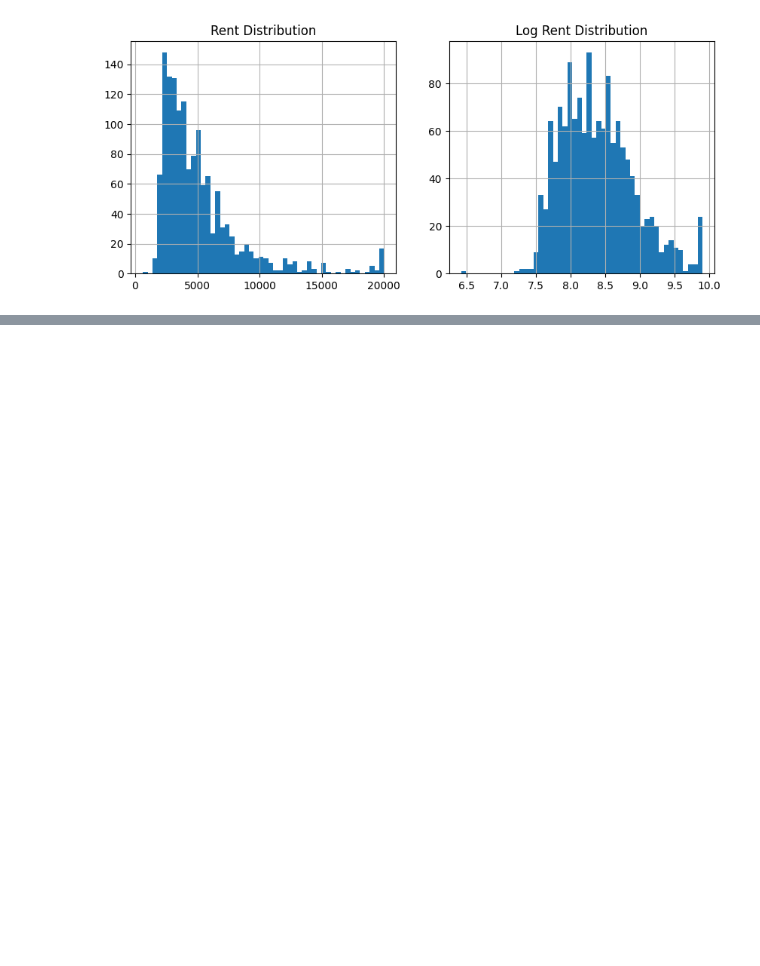
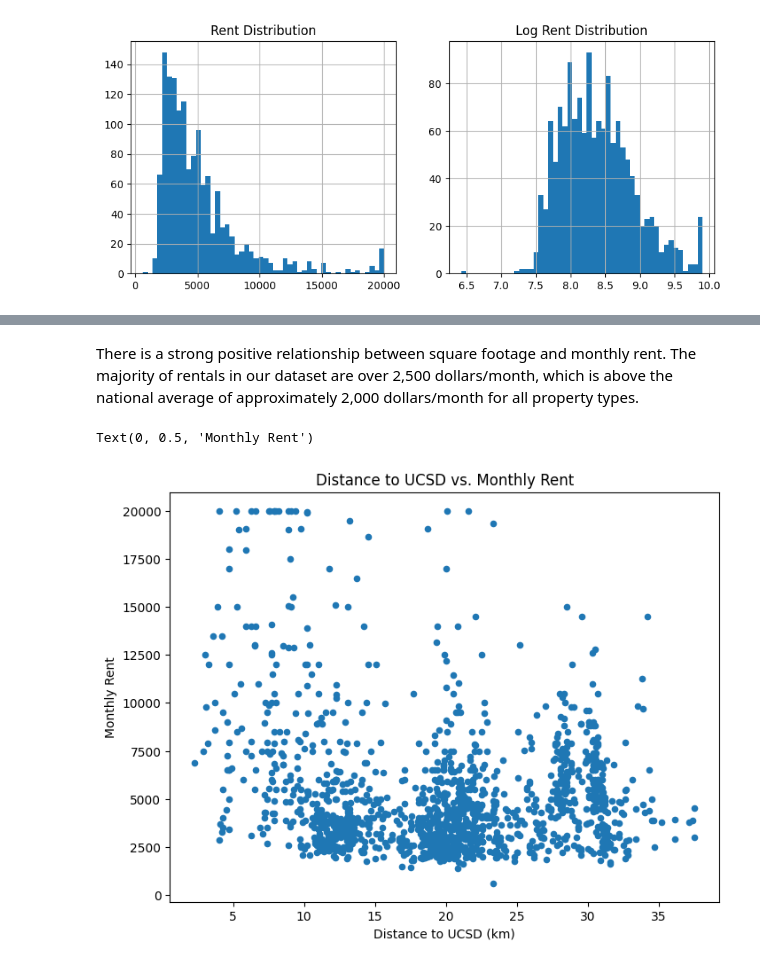
Before and after one commit to lucapsc/Math_189_Final_Project, a Jupyter notebook: Math_189_Final_Project.ipynb, the cells around one changed output, grey strips where cells are left out. Saved outputs shown, nothing was run; the diff lists cells and outputs as text; code cells hidden in the pictures; blank space fills up the shorter version.

```diff
--- a/Math_189_Final_Project.ipynb
+++ b/Math_189_Final_Project.ipynb
@@ -152,0 +192,9 @@ plt.show()
+# %% [markdown]
+There is a strong positive relationship between square footage and monthly rent. The majority of rentals in our dataset are over 2,500 dollars/month, which is above the national average of approximately 2,000 dollars/month for all property types.
+# %%
+ax = df.plot(kind='scatter',x='ucsd_car_dist',y='monthly_rent',figsize=(8,6),title='Distance to UCSD vs. Monthly Rent')
+ax.set_xlabel('Distance to UCSD (km)')
+ax.set_ylabel('Monthly Rent')
+# %% [output]
+Text(0, 0.5, 'Monthly Rent')
+[figure, added]
```
Also changed, not shown: parts of 20 cells of this notebook.
